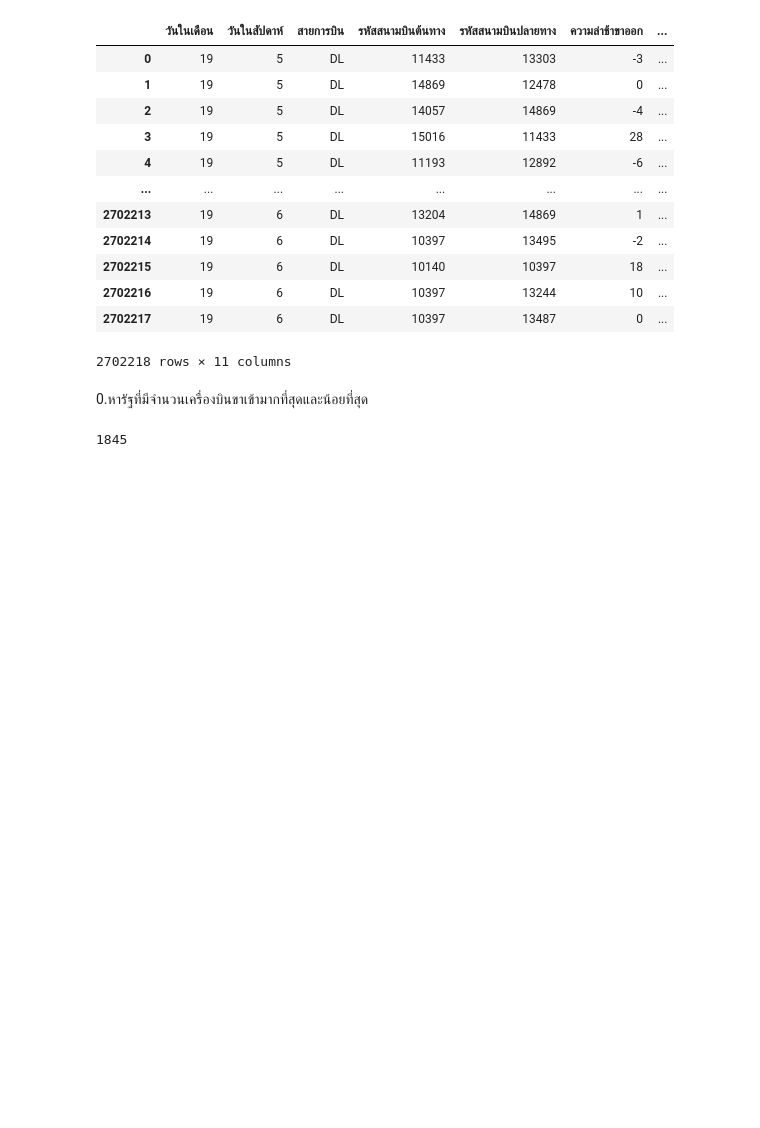
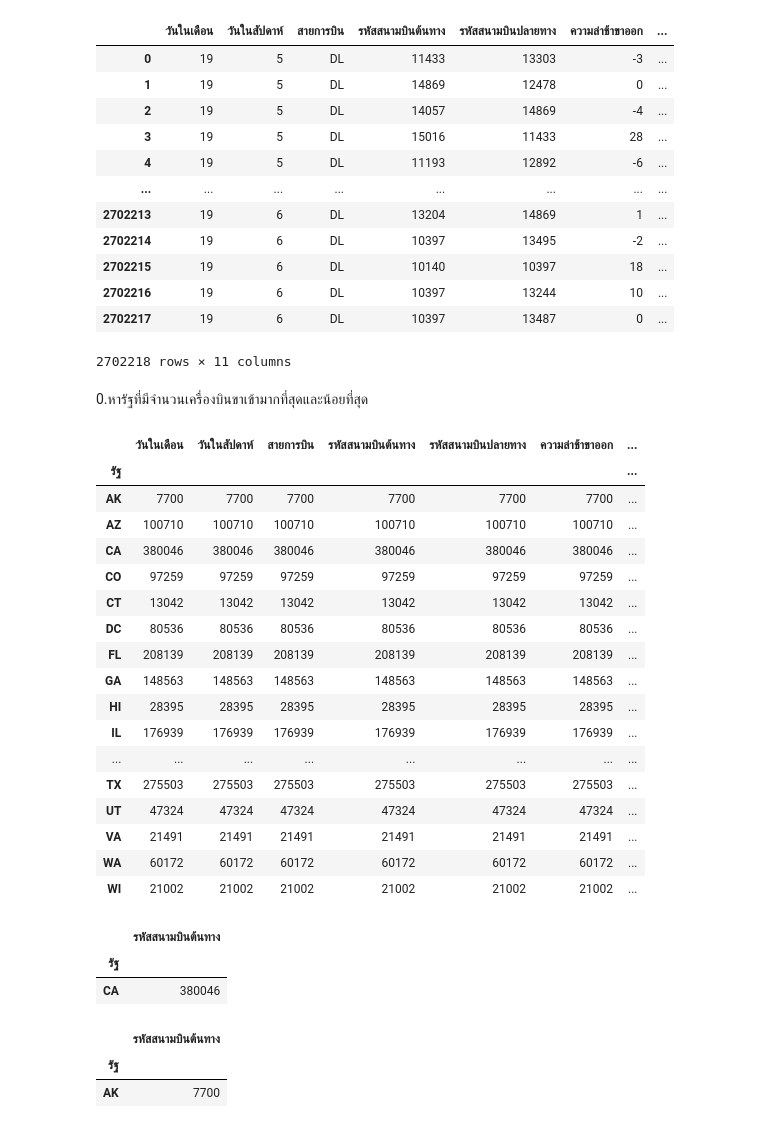
Before and after one commit to nualpair/DWDM21, a Jupyter notebook: Mini_Exam.ipynb, the cells around one changed output. Drawn from its saved outputs; the diff is of its cells as text; code cells hidden in the pictures; blank space fills up the shorter version.

```diff
--- a/Mini_Exam.ipynb
+++ b/Mini_Exam.ipynb
@@ -109,7 +109,38 @@ merged_table.dropna() ##เช็คmissing
 2702218 rows × 11 columns
 # %% [markdown]
 0.หารัฐที่มีจำนวนเครื่องบินขาเข้ามากที่สุดและน้อยที่สุด
-# %%
-merged_table['ความล่าช้าขาเข้า'].max()
-# %% [output]
-1845
+# %%
+merged_table.groupby('รัฐ').count()  #ตรวจดูจำนวนเที่ยวบินของแต่ละรัฐ
+# %% [output]
+|  | วันในเดือน | วันในสัปดาห์ | สายการบิน | รหัสสนามบินต้นทาง | รหัสสนามบินปลายทาง | ความล่าช้าขาออก | ... |
+| รัฐ |  |  |  |  |  |  | ... |
+| AK | 7700 | 7700 | 7700 | 7700 | 7700 | 7700 | ... |
+| AZ | 100710 | 100710 | 100710 | 100710 | 100710 | 100710 | ... |
+| CA | 380046 | 380046 | 380046 | 380046 | 380046 | 380046 | ... |
+| CO | 97259 | 97259 | 97259 | 97259 | 97259 | 97259 | ... |
+| CT | 13042 | 13042 | 13042 | 13042 | 13042 | 13042 | ... |
+| DC | 80536 | 80536 | 80536 | 80536 | 80536 | 80536 | ... |
+| FL | 208139 | 208139 | 208139 | 208139 | 208139 | 208139 | ... |
+| GA | 148563 | 148563 | 148563 | 148563 | 148563 | 148563 | ... |
+| HI | 28395 | 28395 | 28395 | 28395 | 28395 | 28395 | ... |
+| IL | 176939 | 176939 | 176939 | 176939 | 176939 | 176939 | ... |
+| ... | ... | ... | ... | ... | ... | ... | ... |
+| TX | 275503 | 275503 | 275503 | 275503 | 275503 | 275503 | ... |
+| UT | 47324 | 47324 | 47324 | 47324 | 47324 | 47324 | ... |
+| VA | 21491 | 21491 | 21491 | 21491 | 21491 | 21491 | ... |
+| WA | 60172 | 60172 | 60172 | 60172 | 60172 | 60172 | ... |
+| WI | 21002 | 21002 | 21002 | 21002 | 21002 | 21002 | ... |
+# %%
+max = merged_table.groupby('รัฐ').count().sort_values(by=['รหัสสนามบินต้นทาง'],ascending=False)  ##หารัฐที่มีขาเข้ามากที่สุด
+max.iloc[:1,3:4]
+# %% [output]
+|  | รหัสสนามบินต้นทาง |
+| รัฐ |  |
+| CA | 380046 |
+# %%
+min = merged_table.groupby('รัฐ').count().sort_values(by=['รหัสสนามบินต้นทาง'],ascending=False) ##หารัฐที่มีขาเข้าน้อยที่สุด
+min.iloc[-1:,3:4]
+# %% [output]
+|  | รหัสสนามบินต้นทาง |
+| รัฐ |  |
+| AK | 7700 |
```
Also changed, not shown: parts of 11 cells of this notebook.
